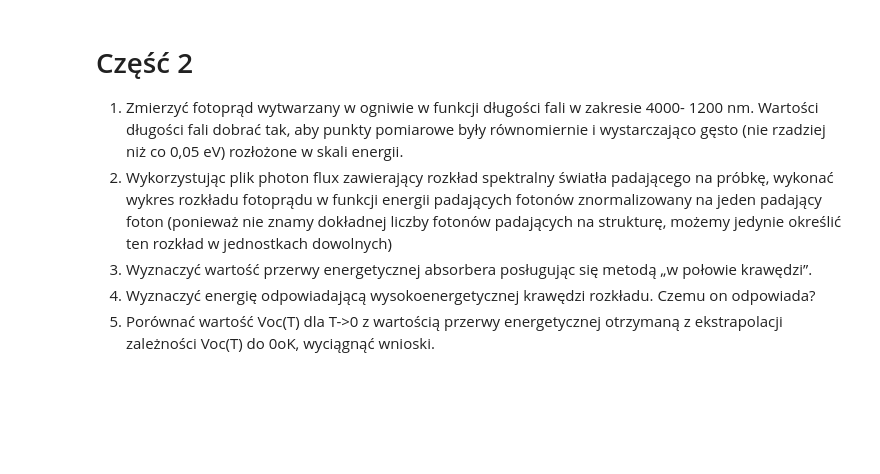
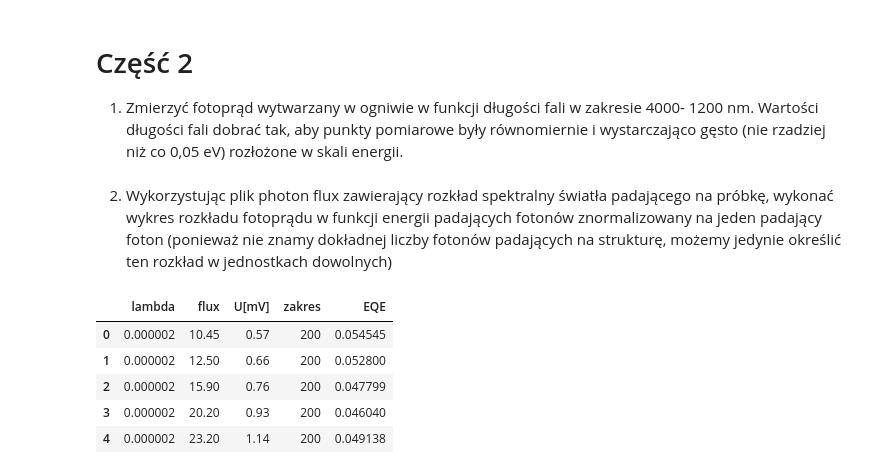
Before and after one commit to ficnawode/fizyka-pw-lab2-data-analysis, a Jupyter notebook: cw9/eqe.ipynb, the cells around one changed output. Saved outputs shown, nothing was run; the diff lists cells and outputs as text; code cells hidden in the pictures; blank space fills up the shorter version.

```diff
--- a/cw9/eqe.ipynb
+++ b/cw9/eqe.ipynb
@@ -5,17 +6,24 @@ from matplotlib import pyplot as plt
+# %% [markdown]
+# Część 2
+
+1. Zmierzyć fotoprąd wytwarzany w ogniwie w funkcji długości fali w zakresie 4000-
+1200 nm. Wartości długości fali dobrać tak, aby punkty pomiarowe były równomiernie
+i wystarczająco gęsto (nie rzadziej niż co 0,05 eV) rozłożone w skali energii.
 # %% [markdown]
-# Część 2
 
-1. Zmierzyć fotoprąd wytwarzany w ogniwie w funkcji długości fali w zakresie 4000-
-1200 nm. Wartości długości fali dobrać tak, aby punkty pomiarowe były równomiernie
-i wystarczająco gęsto (nie rzadziej niż co 0,05 eV) rozłożone w skali energii.
 2. Wykorzystując plik photon flux zawierający rozkład spektralny światła padającego
 na próbkę, wykonać wykres rozkładu fotoprądu w funkcji energii padających fotonów
 znormalizowany na jeden padający foton (ponieważ nie znamy dokładnej liczby
 fotonów padających na strukturę, możemy jedynie określić ten rozkład w jednostkach
 dowolnych)
-3. Wyznaczyć wartość przerwy energetycznej absorbera posługując się metodą „w
-połowie krawędzi”.
-4. Wyznaczyć energię odpowiadającą wysokoenergetycznej krawędzi rozkładu. Czemu
-on odpowiada?
-5. Porównać wartość Voc(T) dla T->0 z wartością przerwy energetycznej otrzymaną
-z ekstrapolacji zależności Voc(T) do 0oK, wyciągnąć wnioski.
+# %%
+eqe = pd.read_csv('in/EQE/eqe.csv')
+eqe['lambda'] *= 1e-6 #convert to m
+eqe[:5]
+# %% [output]
+|  | lambda | flux | U[mV] | zakres | EQE |
+| 0 | 0.000002 | 10.45 | 0.57 | 200 | 0.054545 |
+| 1 | 0.000002 | 12.50 | 0.66 | 200 | 0.052800 |
+| 2 | 0.000002 | 15.90 | 0.76 | 200 | 0.047799 |
+| 3 | 0.000002 | 20.20 | 0.93 | 200 | 0.046040 |
+| 4 | 0.000002 | 23.20 | 1.14 | 200 | 0.049138 |
```
Also changed, not shown: parts of 9 cells of this notebook, 5 other files.
